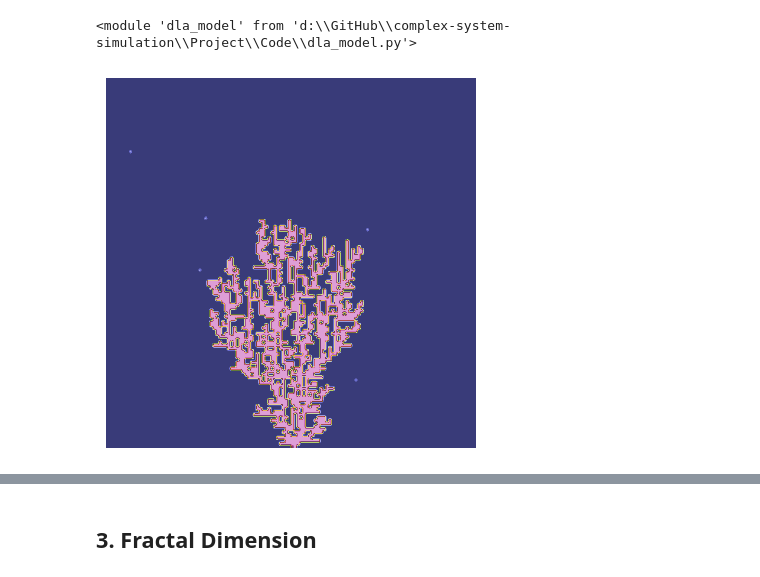
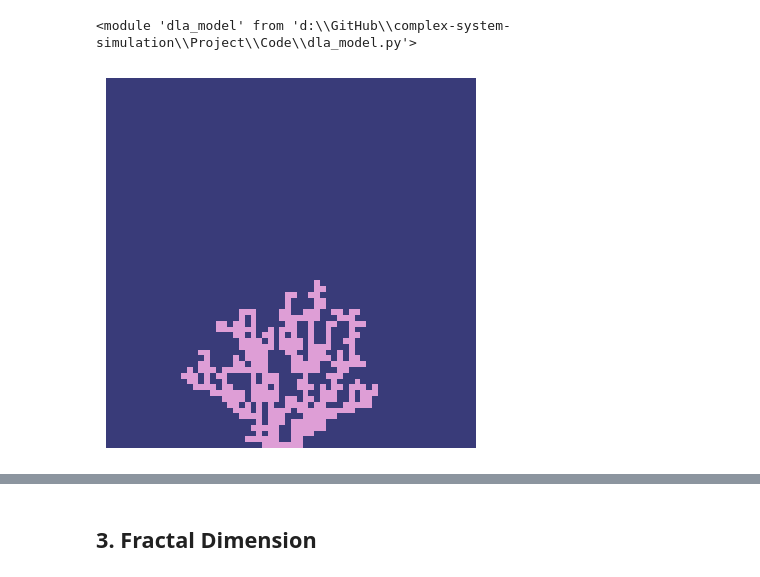
Before and after one commit to mboyan/complex-system-simulation, a Jupyter notebook: Project/Code/ProjectNotebook.ipynb, the cells around one changed output, grey strips where cells are left out. Drawn from its saved outputs; the diff is of its cells as text; code cells hidden in the pictures.

```diff
--- a/Project/Code/ProjectNotebook.ipynb
+++ b/Project/Code/ProjectNotebook.ipynb
@@ -26,8 +26,8 @@ reload(dm)
 <module 'dla_model' from 'd:\\GitHub\\complex-system-simulation\\Project\\Code\\dla_model.py'>
 # %%
 # Time / space parameters
-size = 128
-steps = 2000
+size = 64
+steps = 1000
 
 # Environment parameters
 Moore = False
@@ -48,35 +48,35 @@ if obstacle is not None:
     print(np.sum(obstacle))
 
 # Initialize particles
 particle_density = 0.1
 particles = dm.init_particles(lattice, particle_density, obstacles=obstacle)
 
 # Arrays for storing time frames
 # lattice_frames = np.empty((steps, size, size, size))
 lattice_frames = np.empty((steps, size, size))
 particles_frames = np.empty_like(lattice_frames)
 
 current_lattice = np.array(lattice)
 current_particles = np.array(particles)
 for step in range(steps):
 
     # Record current state
     lattice_frames[step] = np.array(current_lattice)
     particles_frames[step] = dm.particles_to_lattice(current_particles, size)
 
     # Move particles
     current_particles = dm.move_particles_diffuse(current_particles, current_lattice, periodic=periodic, moore=Moore, obstacles=obstacle, drift_vec=drift_vec, regen_bndry=False)
 
     # Aggregate particles
     current_lattice, current_particles = dm.aggregate_particles(current_particles, current_lattice, None, moore=Moore, obstacles=obstacle, sun_vec=sun_vec)
     # print(f"step {step}: {current_lattice}")
 
 # vt.animate_lattice(lattice_frames, interval=100)
-vt.animate_lattice((lattice_frames*5 + particles_frames)/6, interval=10)
+vt.animate_lattice((lattice_frames*5 + particles_frames)/6, interval=100)
 # obstacle_frames = np.array([obstacle for _ in lattice_frames])
 # vt.animate_lattice((lattice_frames*5 + particles_frames + obstacle*2)/8, interval=100)
 # %% [output]
-[figure, old version]
+[figure, new version]
 [interactive output not drawn]
 # %% [markdown]
 ## 3. Fractal Dimension
```
Also changed, not shown: parts of 14 cells of this notebook.
